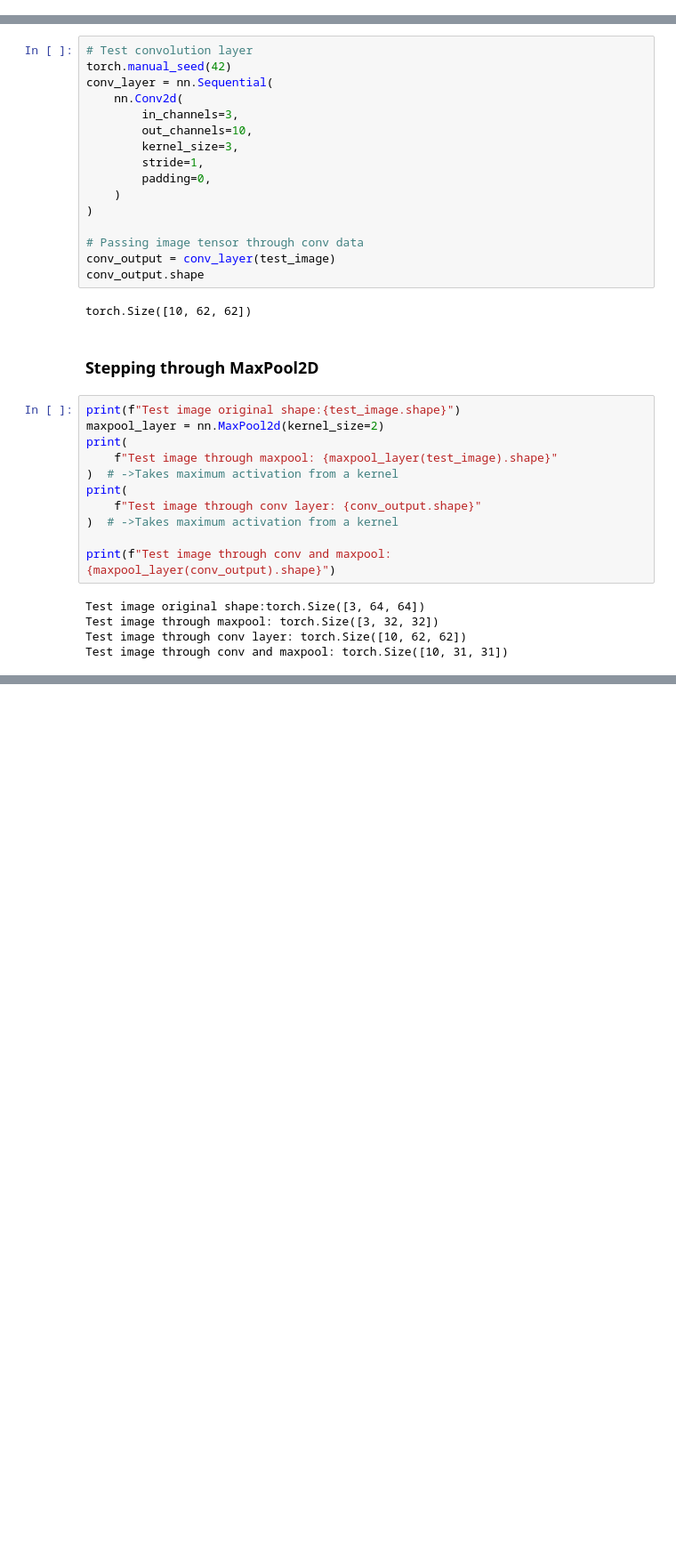
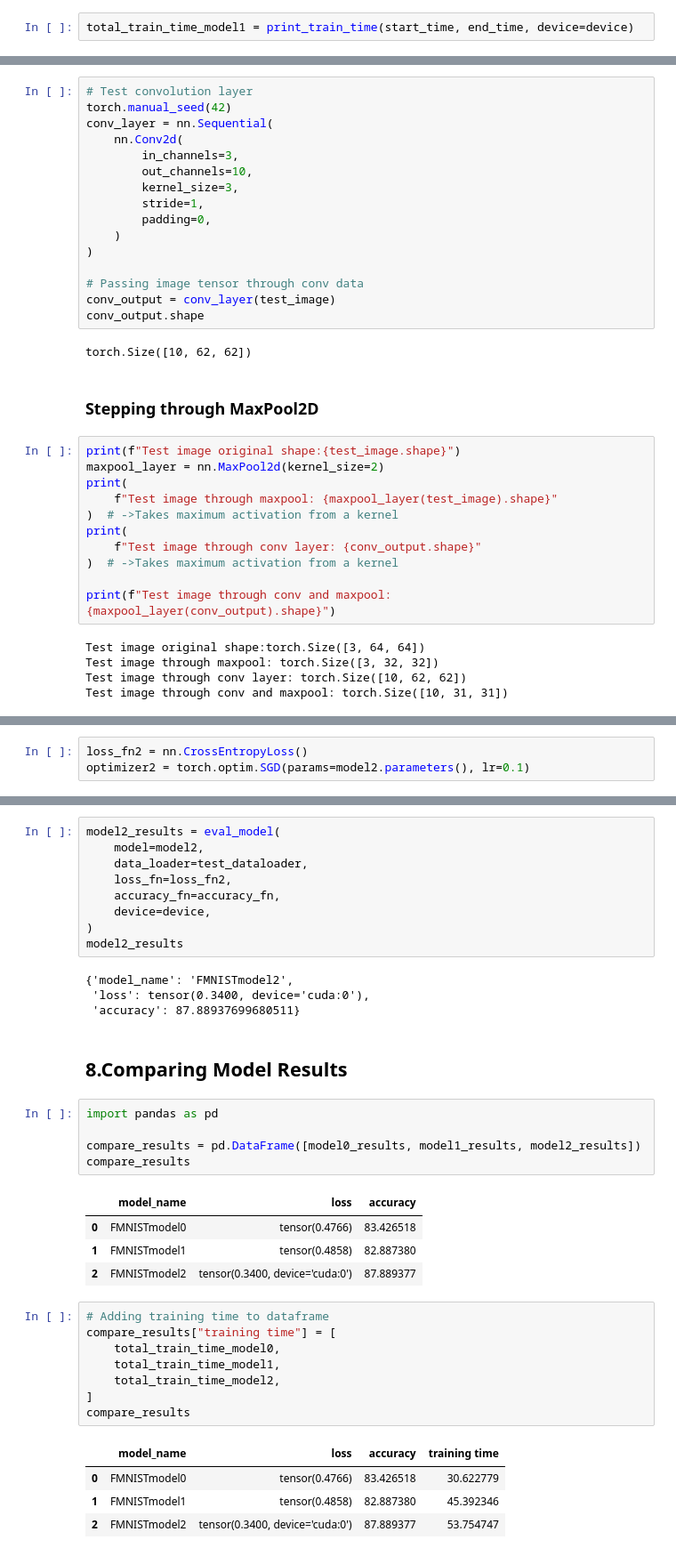
Before and after one commit to yunidh/learning-PyTorch, a Jupyter notebook: lesson_codeAlong/chapter3_computer_vision.ipynb, the cells around one changed output, grey strips where cells are left out. Shown at 89% size. Cells and saved outputs as stored; diff of their text form; blank space fills up the shorter version.

Commit message:
trained CNN and compared model evals

```diff
--- a/lesson_codeAlong/chapter3_computer_vision.ipynb
+++ b/lesson_codeAlong/chapter3_computer_vision.ipynb
@@ -502,0 +496,2 @@ Training time: 31.37 seconds
+# %%
+total_train_time_model1 = print_train_time(start_time, end_time, device=device)
@@ -642,0 +641,3 @@ Test image through conv and maxpool: torch.Size([10, 31, 31])
+# %%
+loss_fn2 = nn.CrossEntropyLoss()
+optimizer2 = torch.optim.SGD(params=model2.parameters(), lr=0.1)
@@ -642,0 +693,38 @@ Test image through conv and maxpool: torch.Size([10, 31, 31])
+# %%
+model2_results = eval_model(
+    model=model2,
+    data_loader=test_dataloader,
+    loss_fn=loss_fn2,
+    accuracy_fn=accuracy_fn,
+    device=device,
+)
+model2_results
+# %% [output]
+{'model_name': 'FMNISTmodel2',
+ 'loss': tensor(0.3400, device='cuda:0'),
+ 'accuracy': 87.88937699680511}
+# %% [markdown]
+## 8.Comparing Model Results
+# %%
+import pandas as pd
+
+compare_results = pd.DataFrame([model0_results, model1_results, model2_results])
+compare_results
+# %% [output]
+|  | model_name | loss | accuracy |
+| 0 | FMNISTmodel0 | tensor(0.4766) | 83.426518 |
+| 1 | FMNISTmodel1 | tensor(0.4858) | 82.887380 |
+| 2 | FMNISTmodel2 | tensor(0.3400, device='cuda:0') | 87.889377 |
+# %%
+# Adding training time to dataframe
+compare_results["training time"] = [
+    total_train_time_model0,
+    total_train_time_model1,
+    total_train_time_model2,
+]
+compare_results
+# %% [output]
+|  | model_name | loss | accuracy | training time |
+| 0 | FMNISTmodel0 | tensor(0.4766) | 83.426518 | 30.622779 |
+| 1 | FMNISTmodel1 | tensor(0.4858) | 82.887380 | 45.392346 |
+| 2 | FMNISTmodel2 | tensor(0.3400, device='cuda:0') | 87.889377 | 53.754747 |
```
Also changed, not shown: parts of 21 cells of this notebook.
